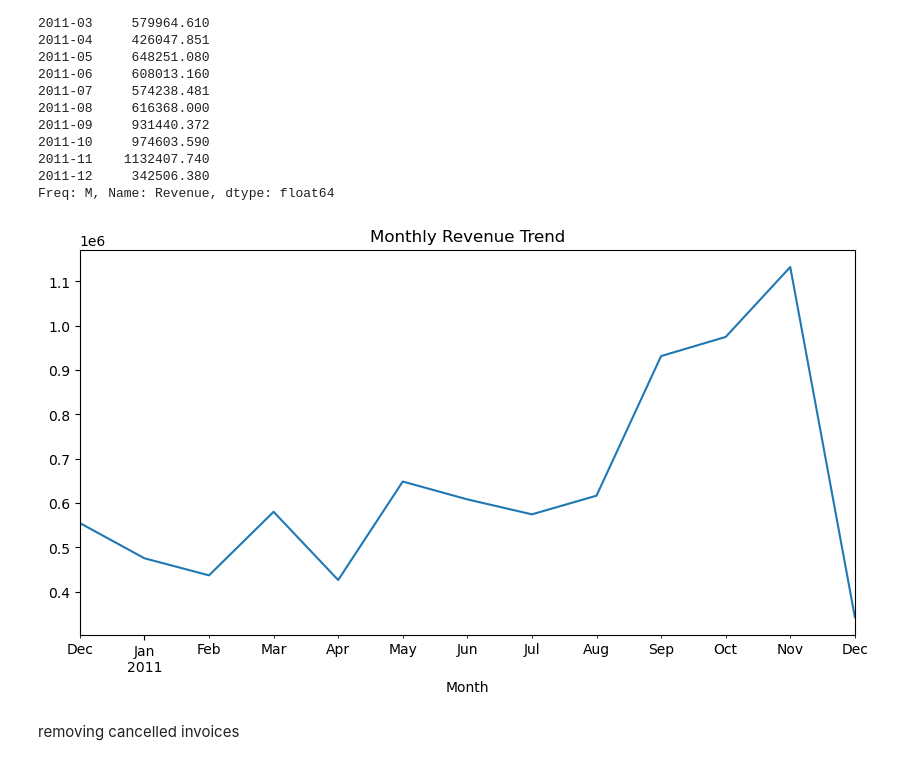
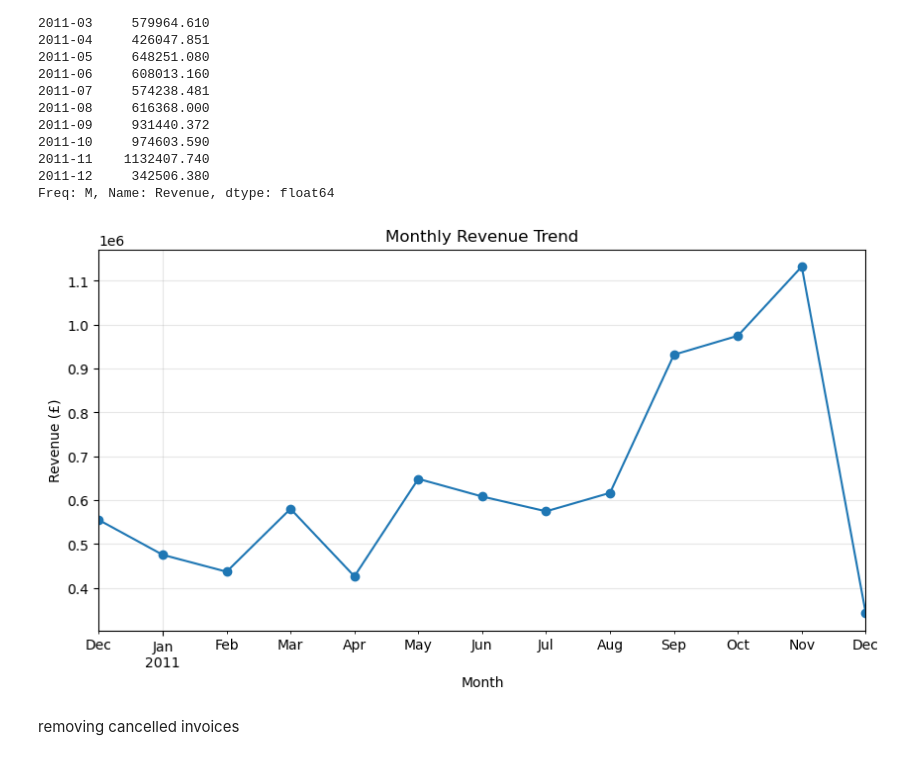
Before and after one commit to Dheeraj223/Dhee_MSc_DS_Project, a Jupyter notebook: Notebooks/Untitled-1.ipynb, the cells around one changed output. Drawn from its saved outputs; the diff is of its cells as text; code cells hidden in the pictures.

```diff
--- a/Notebooks/Untitled-1.ipynb
+++ b/Notebooks/Untitled-1.ipynb
@@ -210,13 +194,16 @@ Month
 2011-12     342506.380
 Freq: M, Name: Revenue, dtype: float64
 # %%
-monthly_sales.plot(figsize=(10,5))
+
+monthly_sales.plot(figsize=(10,5), marker='o')
 
 plt.title('Monthly Revenue Trend')
-
+plt.xlabel('Month')
+plt.ylabel('Revenue (£)')
+plt.grid(True, alpha=0.3)
 plt.show()
 # %% [output]
-[figure, old version]
+[figure, new version]
 # %% [markdown]
 removing cancelled invoices
 # %%
```
Also changed, not shown: parts of 46 cells of this notebook, 4 other files.
